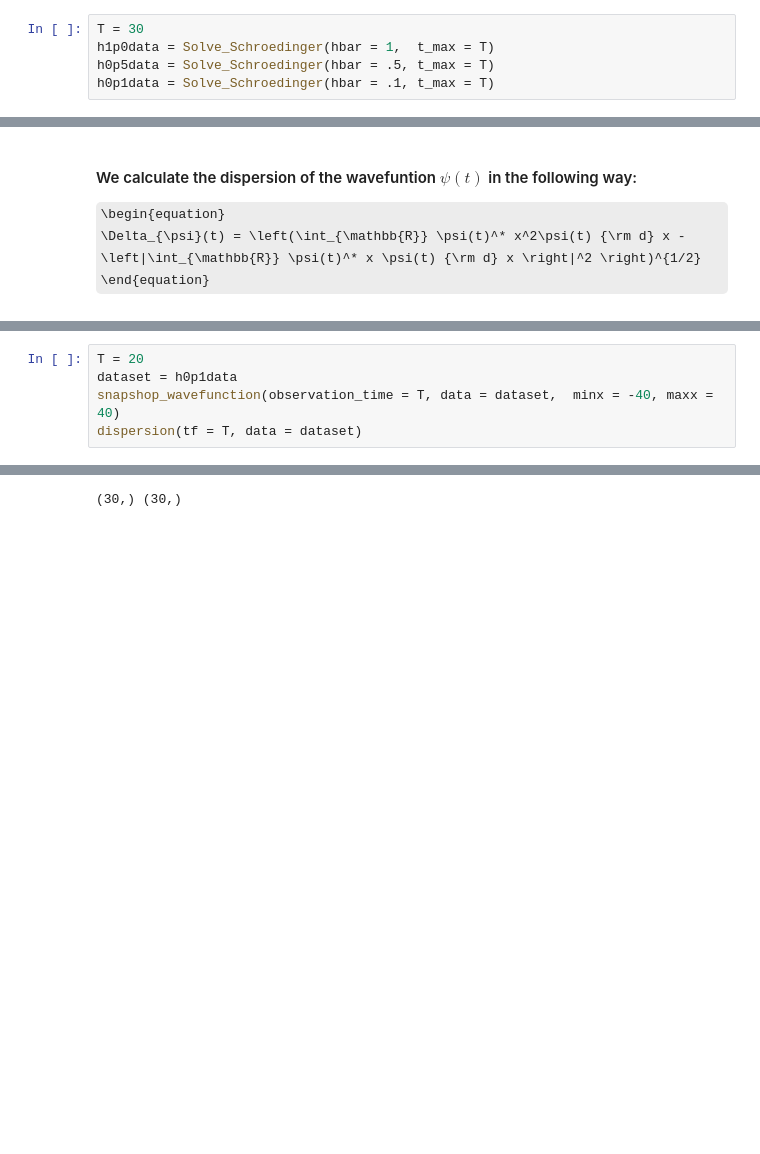
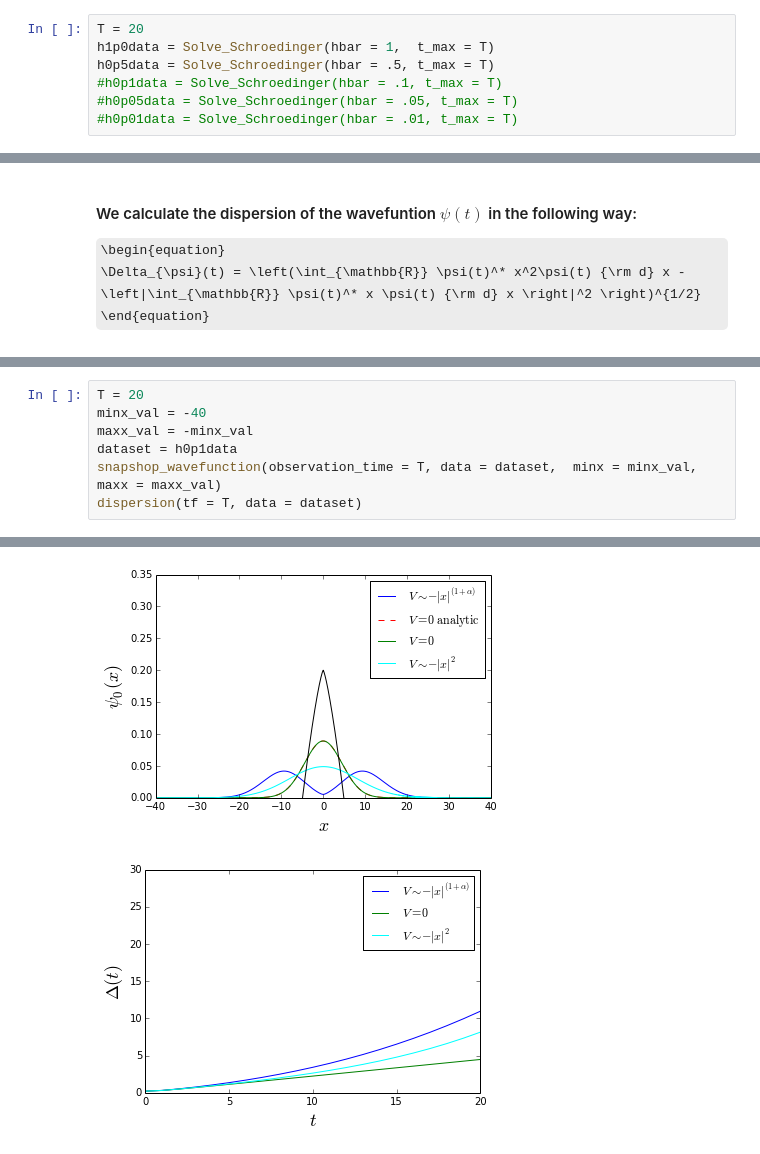
Before and after one commit to khadetushar/pySchrodinger, a Jupyter notebook: 1D Schroedinger Solver.ipynb, the cells around one changed output, grey strips where cells are left out. Saved outputs shown, nothing was run; the diff lists cells and outputs as text; some formulas as TeX source; blank space fills up the shorter version.

```diff
--- a/1D Schroedinger Solver.ipynb
+++ b/1D Schroedinger Solver.ipynb
@@ -191,8 +221,10 @@ def Solve_Schroedinger(hbar = 1, #Planck's constant
                     np.sum((np.abs(solver.psi_x_full)**2)*x*dx, axis = 1)**2)
     return  S, S0, S1
 # %%
-T = 30
+T = 20
 h1p0data = Solve_Schroedinger(hbar = 1,  t_max = T)
 h0p5data = Solve_Schroedinger(hbar = .5, t_max = T)
-h0p1data = Solve_Schroedinger(hbar = .1, t_max = T)
+#h0p1data = Solve_Schroedinger(hbar = .1, t_max = T)
+#h0p05data = Solve_Schroedinger(hbar = .05, t_max = T)
+#h0p01data = Solve_Schroedinger(hbar = .01, t_max = T)
 # %% [output]
@@ -312,6 +364,8 @@ dispersion(tf = T, data = dataset)
 # %%
 T = 20
+minx_val = -40
+maxx_val = -minx_val
 dataset = h0p1data
-snapshop_wavefunction(observation_time = T, data = dataset,  minx = -40, maxx = 40)
+snapshop_wavefunction(observation_time = T, data = dataset,  minx = minx_val, maxx = maxx_val)
 dispersion(tf = T, data = dataset)
 # %% [output]
@@ -322 +372,2 @@ dispersion(tf = T, data = dataset)
-(30,) (30,)
+[figure, added]
+[figure, added]
```
Also changed, not shown: parts of 13 cells of this notebook.
